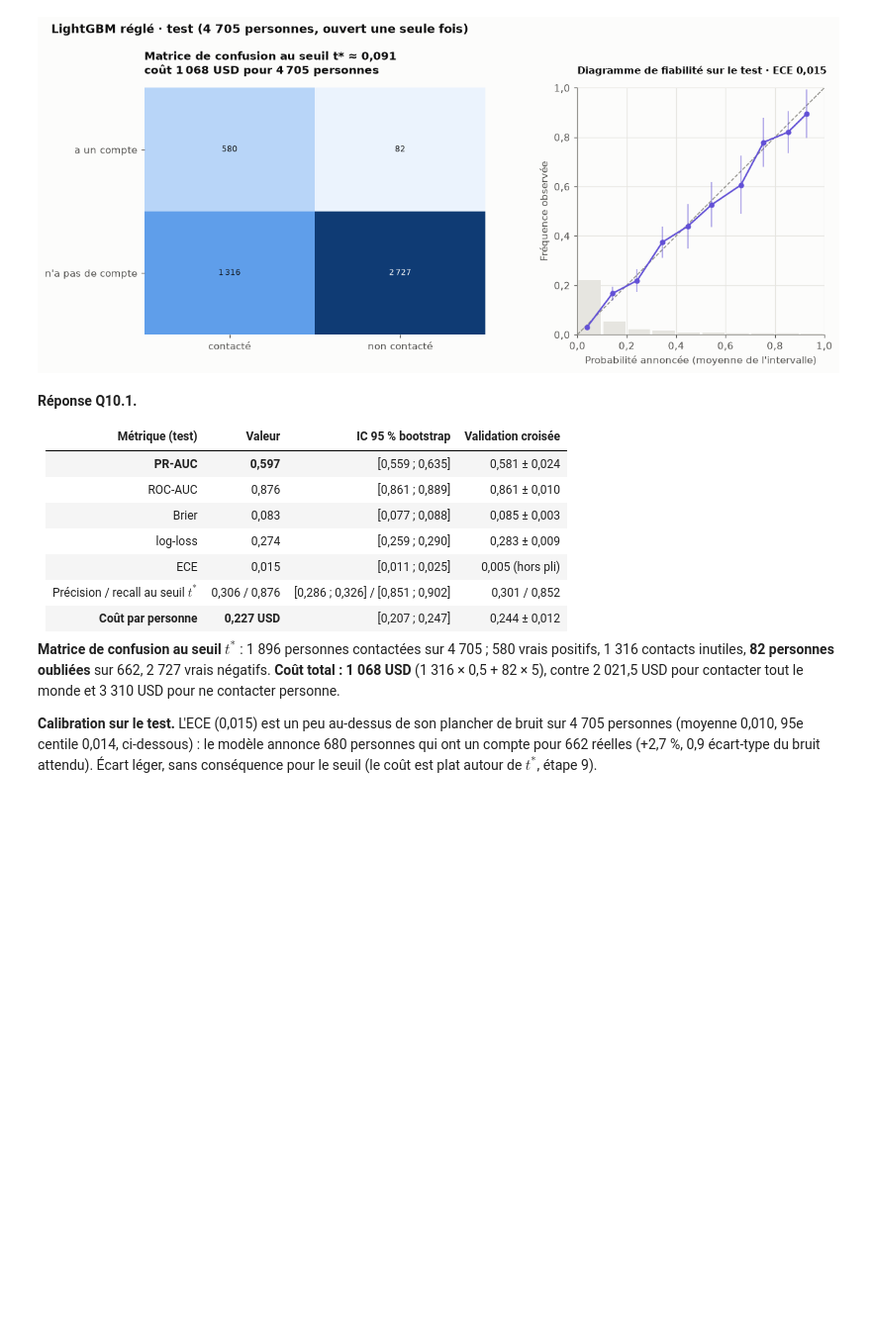
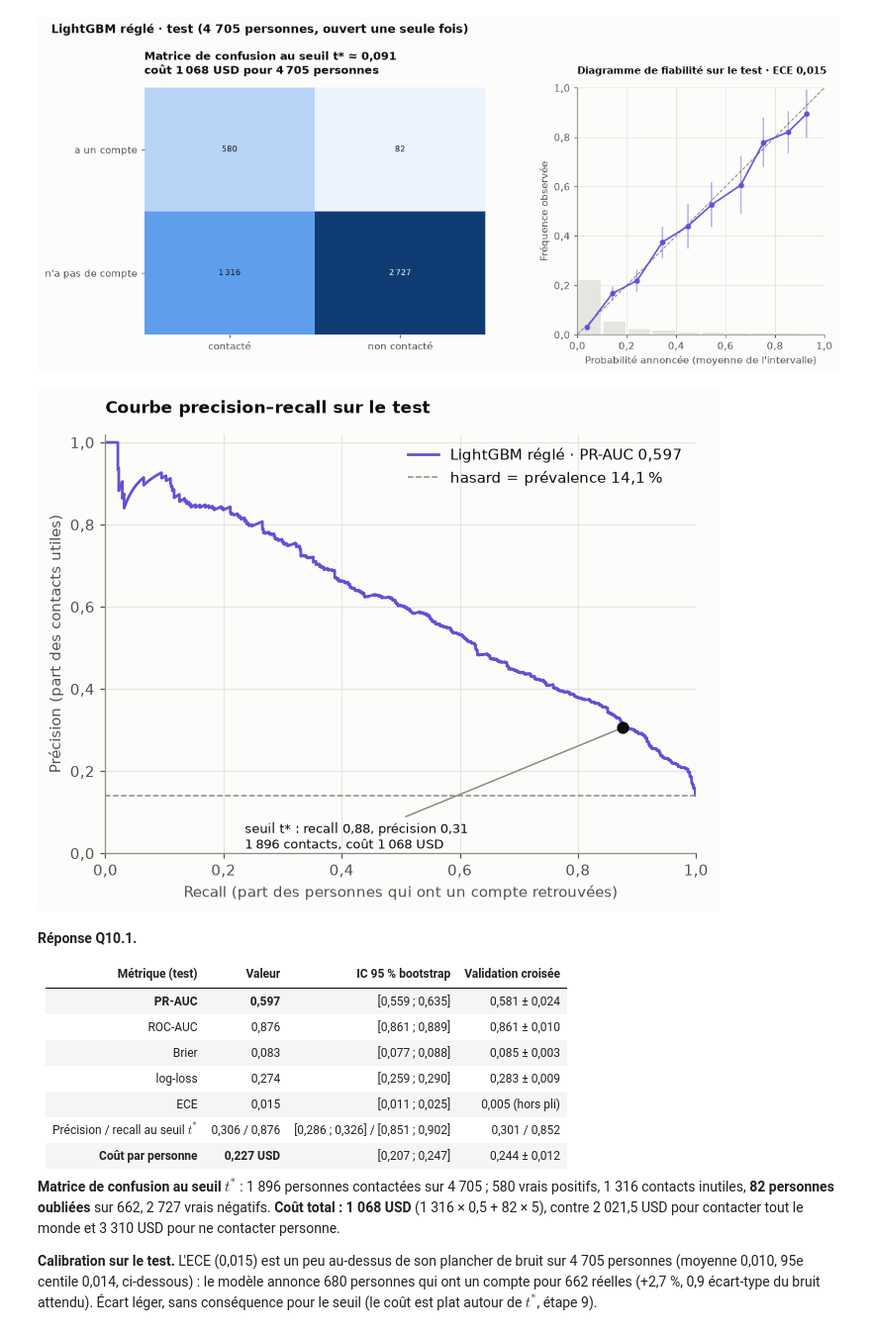
Before and after one commit to kmache/financial-inclusion-africa, a Jupyter notebook: notebooks/06_test_final_interpretation.ipynb, the cells around one changed output. Shown at 99% size. Saved outputs shown, nothing was run; the diff lists cells and outputs as text; code cells hidden in the pictures; blank space fills up the shorter version.

```diff
--- a/notebooks/06_test_final_interpretation.ipynb
+++ b/notebooks/06_test_final_interpretation.ipynb
@@ -177,6 +177,31 @@ viz.save(fig, "10_test_confusion_fiabilite")
 plt.show()
 # %% [output]
 [figure]
+# %%
+# Courbe precision–recall du modèle final sur le test, avec le point de fonctionnement au seuil t*
+from sklearn.metrics import precision_recall_curve
+
+precision, recall, _ = precision_recall_curve(y_test, p_test)
+ap = test_table.loc["PR-AUC", "test"]
+fig, ax = plt.subplots(figsize=(7, 5))
+ax.plot(recall, precision, color=viz.COMPOSITION[1], lw=1.8,
+        label=f"{models.FINAL_MODEL} · PR-AUC {viz.fr(f'{ap:.3f}')}")
+ax.axhline(y_test.mean(), color=viz.INK_3, ls="--", lw=1,
+           label=f"hasard = prévalence {viz.fmt_pct(y_test.mean())}")
+r_t, p_t = tp / (tp + fn), tp / (tp + fp)
+ax.plot(r_t, p_t, "o", color=viz.INK, ms=7, zorder=4)
+ax.annotate(f"seuil t* : recall {viz.fr(f'{r_t:.2f}')}, précision {viz.fr(f'{p_t:.2f}')}\n"
+            f"{viz.fmt_int(tp + fp)} contacts, coût {viz.fmt_int(decision.iloc[0]['coût (USD)'])} USD",
+            (r_t, p_t), xytext=(-250, -80), textcoords="offset points", fontsize=8.5,
+            arrowprops={"arrowstyle": "-", "color": viz.INK_3})
+ax.set(xlim=(0, 1), ylim=(0, 1.02), xlabel="Recall (part des personnes qui ont un compte retrouvées)",
+       ylabel="Précision (part des contacts utiles)", title="Courbe precision–recall sur le test")
+viz.fr_axis(ax, "both", "{:.1f}")
+ax.legend(loc="upper right")
+viz.save(fig, "10_courbe_precision_recall")
+plt.show()
+# %% [output]
+[figure, added]
 # %% [markdown]
 **Réponse Q10.1.**
 
```
Also changed, not shown: parts of 3 cells of this notebook, 4 other files.
